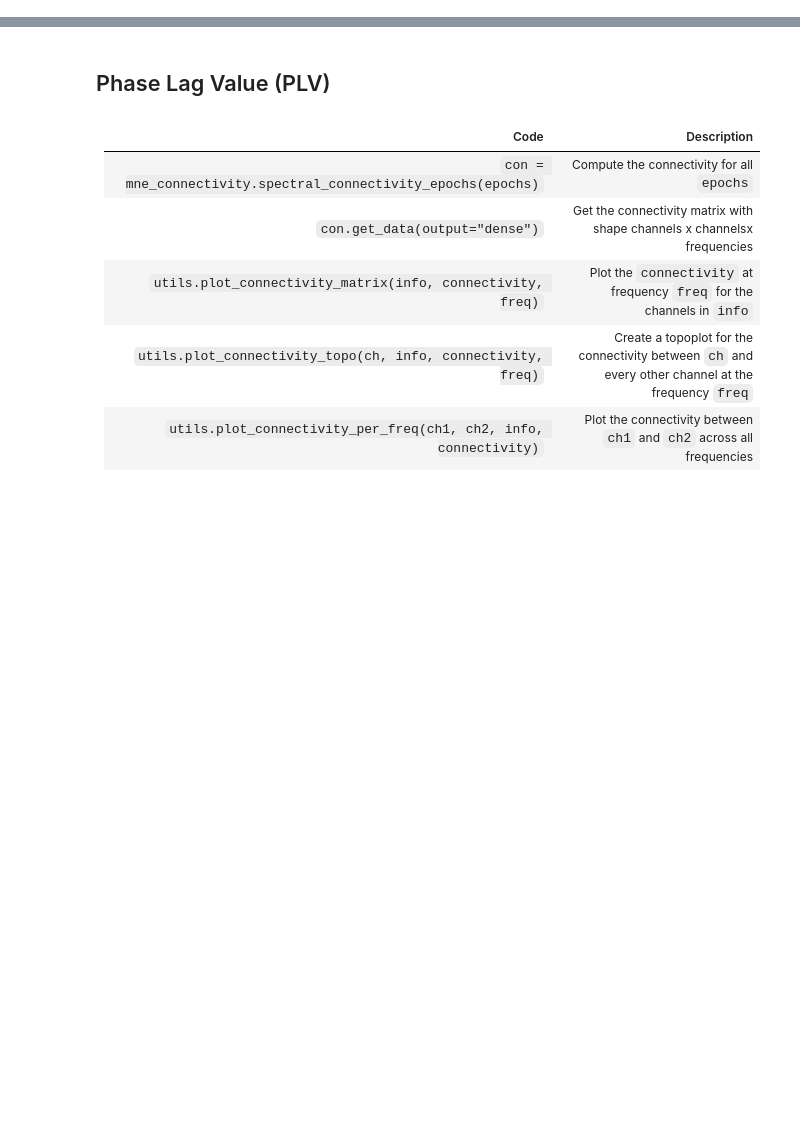
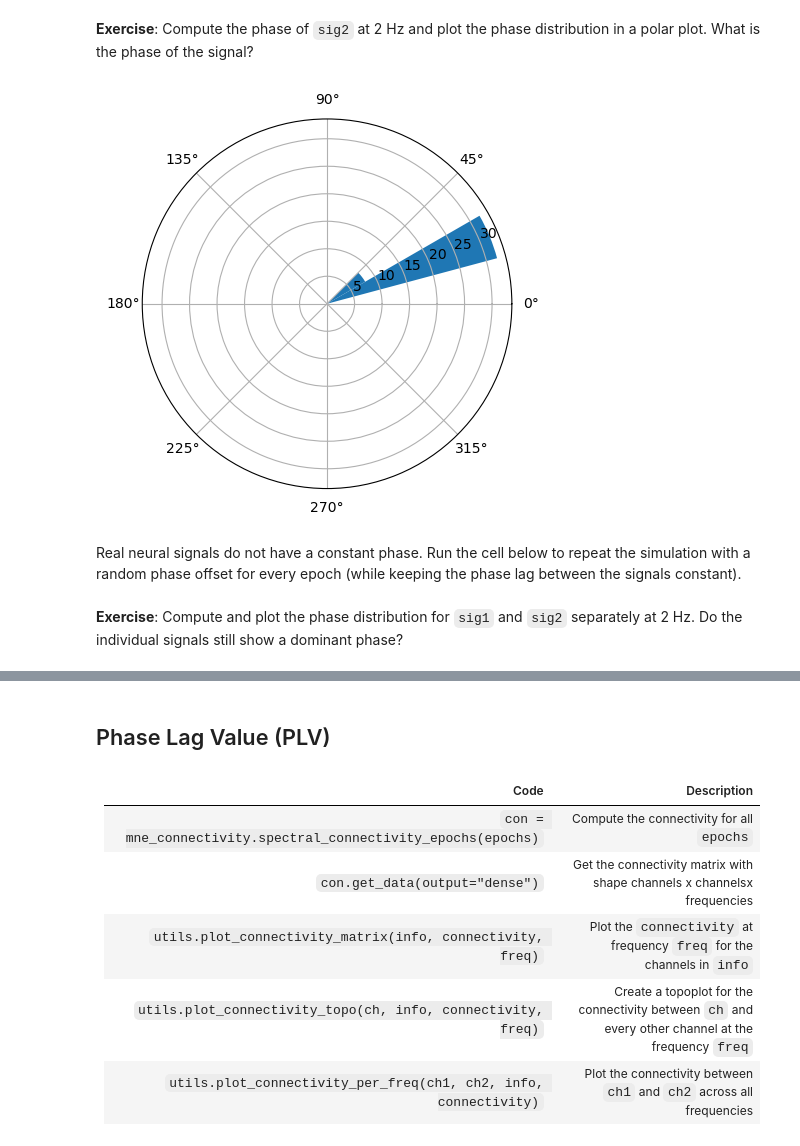
Before and after one commit to OleBialas/iBOTS-Intro-to-EEG-MEG-Analysis-with-MNE-Python, a Jupyter notebook: 08_connectivity/index.ipynb, the cells around one changed output, grey strips where cells are left out. Drawn from its saved outputs; the diff is of its cells as text; code cells hidden in the pictures; blank space fills up the shorter version.

```diff
--- a/08_connectivity/index.ipynb
+++ b/08_connectivity/index.ipynb
@@ -77,0 +139,9 @@ epochs.average().crop(0, 0.4).plot_joint(times=[0.1, 0.16, 0.23]);
+# %% [markdown]
+**Exercise**: Compute the phase of `sig2` at 2 Hz and plot the phase distribution in a polar plot. What is the phase of the signal?
+# %%
+phase = utils.compute_phase(sig2, fs=100, freq=2)
+utils.plot_phase_distribution(phase)
+# %% [output]
+[figure, added]
+# %% [markdown]
+Real neural signals do not have a constant phase. Run the cell below to repeat the simulation with a random phase offset for every epoch (while keeping the phase lag between the signals constant).
@@ -77,0 +152,2 @@ epochs.average().crop(0, 0.4).plot_joint(times=[0.1, 0.16, 0.23]);
+# %% [markdown]
+**Exercise**: Compute and plot the phase distribution for `sig1` and `sig2` separately at 2 Hz. Do the individual signals still show a dominant phase?
```
Also changed, not shown: parts of 22 cells of this notebook.
